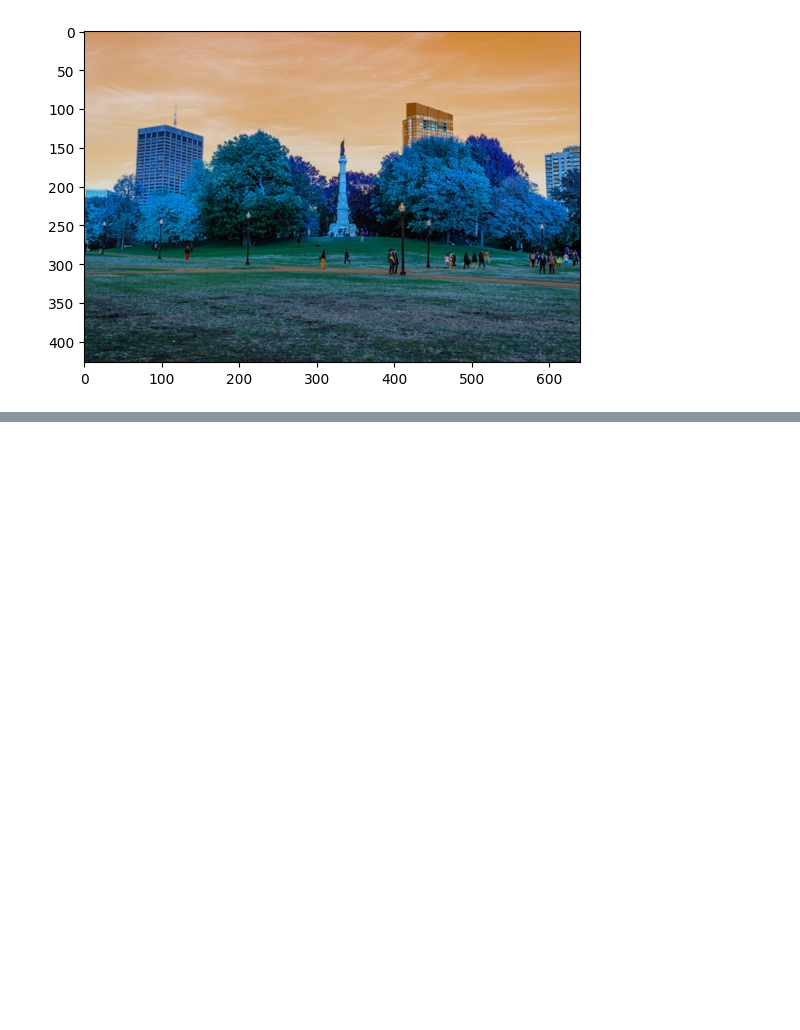
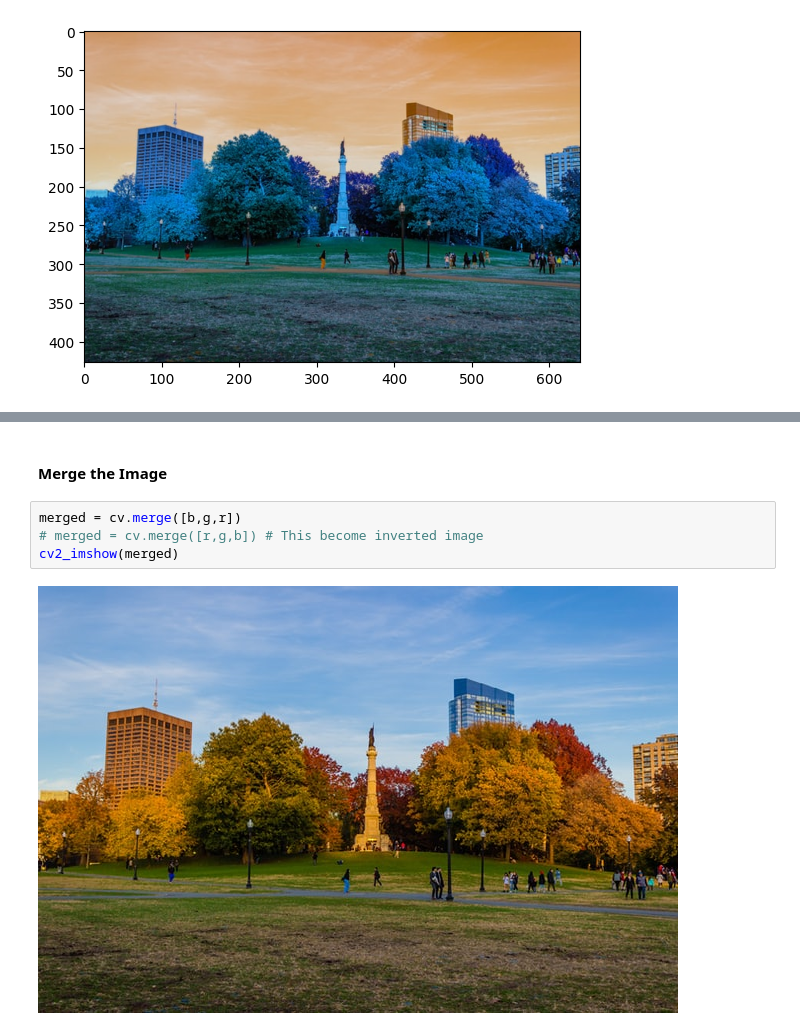
Before and after one commit to vis-hal-k/Data_science_self-Practice, a Jupyter notebook: cv2_freecode/section2/#3ColorSpace&ColorChannel.ipynb, the cells around one changed output, grey strips where cells are left out. Cells and saved outputs as stored; diff of their text form; blank space fills up the shorter version.

```diff
--- a/cv2_freecode/section2/#3ColorSpace&ColorChannel.ipynb
+++ b/cv2_freecode/section2/#3ColorSpace&ColorChannel.ipynb
@@ -22,0 +54,8 @@ plt.show()
+# %% [markdown]
+#### Merge the Image
+# %%
+merged = cv.merge([b,g,r])
+# merged = cv.merge([r,g,b]) # This become inverted image
+cv2_imshow(merged)
+# %% [output]
+[figure, added]
```
Also changed, not shown: parts of 6 cells of this notebook.
